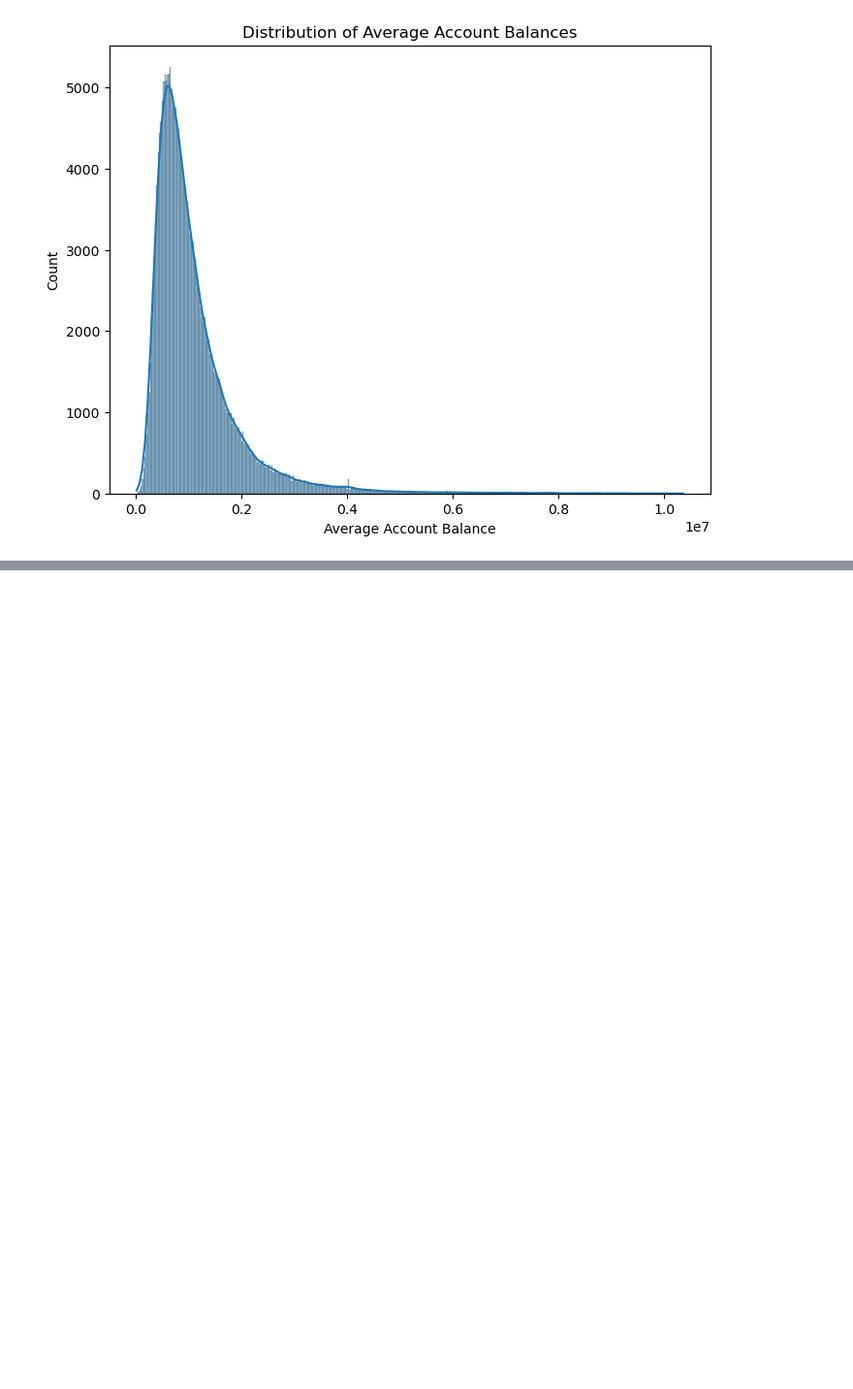
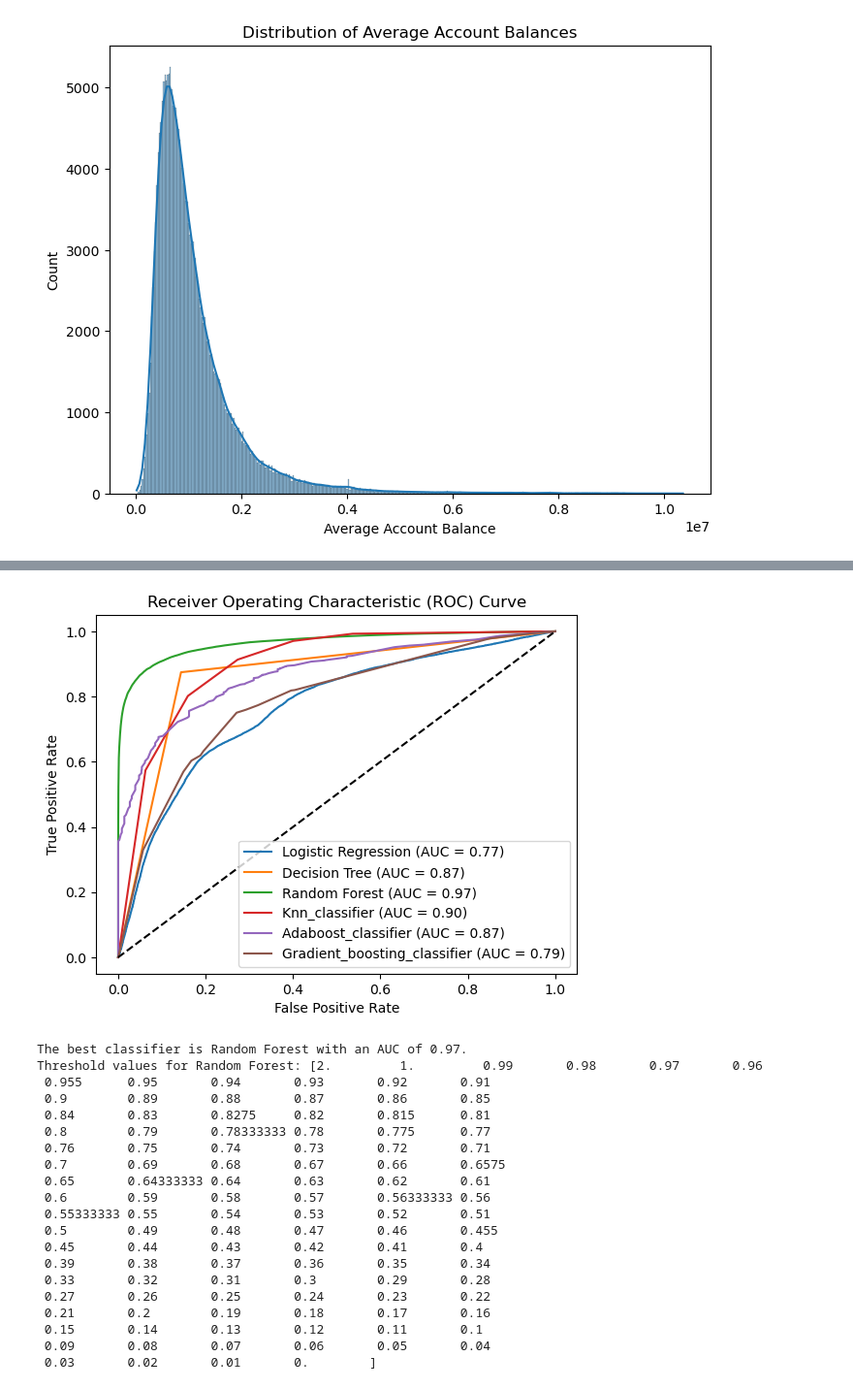
Before and after one commit to koti-malla/Creditcard-Lead-prediction, a Jupyter notebook: CreditCard Lead Prediction.ipynb, the cells around one changed output, grey strips where cells are left out. Shown at 97% size. Drawn from its saved outputs; the diff is of its cells as text; code cells hidden in the pictures; blank space fills up the shorter version.

```diff
--- a/CreditCard Lead Prediction.ipynb
+++ b/CreditCard Lead Prediction.ipynb
@@ -222,0 +287,54 @@ KNN Accuracy: 0.848220887245841
+# %%
+import matplotlib.pyplot as plt
+from sklearn.metrics import roc_curve, auc
+
+# Initialize a dictionary to store the false positive rate (FPR) and true positive rate (TPR) for each classifier
+roc_curves = {}
+
+# Calculate and plot ROC curve for each classifier
+for name, clf in classifiers.items():
+    #clf.fit(X_train, y_train)
+    y_pred_prob = clf.predict_proba(X_test)[:, 1]  # Get the predicted probabilities for the positive class
+
+    fpr, tpr, thresholds = roc_curve(y_test, y_pred_prob)
+    roc_auc = auc(fpr, tpr)
+
+    roc_curves[name] = (fpr, tpr, thresholds)  # Store the FPR, TPR, and thresholds for each classifier
+
+    plt.plot(fpr, tpr, label=f'{name} (AUC = {roc_auc:.2f})')
+
+plt.plot([0, 1], [0, 1], 'k--')  # Plot the diagonal line representing random guessing
+plt.xlabel('False Positive Rate')
+plt.ylabel('True Positive Rate')
+plt.title('Receiver Operating Characteristic (ROC) Curve')
+plt.legend()
+plt.show()
+
+# Find the best classifier based on the highest AUC value
+best_classifier = max(roc_curves, key=lambda x: auc(roc_curves[x][0], roc_curves[x][1]))
+best_fpr, best_tpr, best_thresholds = roc_curves[best_classifier]
+
+print(f'The best classifier is {best_classifier} with an AUC of {auc(best_fpr, best_tpr):.2f}.')
+print(f'Threshold values for {best_classifier}: {best_thresholds}')
+# %% [output]
+[figure, added]
+The best classifier is Random Forest with an AUC of 0.97.
+Threshold values for Random Forest: [2.         1.         0.99       0.98       0.97       0.96
+ 0.955      0.95       0.94       0.93       0.92       0.91
+ 0.9        0.89       0.88       0.87       0.86       0.85
+ 0.84       0.83       0.8275     0.82       0.815      0.81
+ 0.8        0.79       0.78333333 0.78       0.775      0.77
+ 0.76       0.75       0.74       0.73       0.72       0.71
+ 0.7        0.69       0.68       0.67       0.66       0.6575
+ 0.65       0.64333333 0.64       0.63       0.62       0.61
+ 0.6        0.59       0.58       0.57       0.56333333 0.56
+ 0.55333333 0.55       0.54       0.53       0.52       0.51
+ 0.5        0.49       0.48       0.47       0.46       0.455
+ 0.45       0.44       0.43       0.42       0.41       0.4
+ 0.39       0.38       0.37       0.36       0.35       0.34
+ 0.33       0.32       0.31       0.3        0.29       0.28
+ 0.27       0.26       0.25       0.24       0.23       0.22
+ 0.21       0.2        0.19       0.18       0.17       0.16
+ 0.15       0.14       0.13       0.12       0.11       0.1
+ 0.09       0.08       0.07       0.06       0.05       0.04
+ 0.03       0.02       0.01       0.        ]
```
Also changed, not shown: parts of 13 cells of this notebook.
